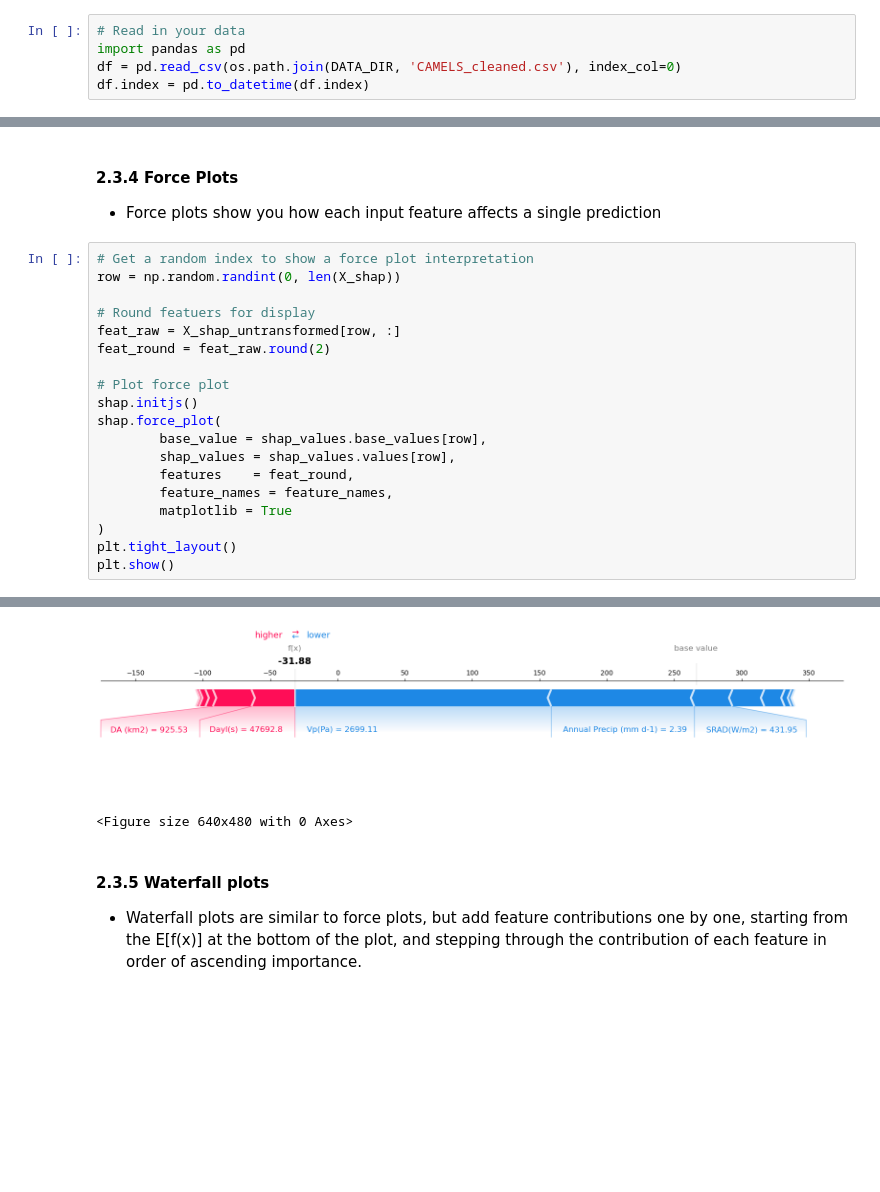
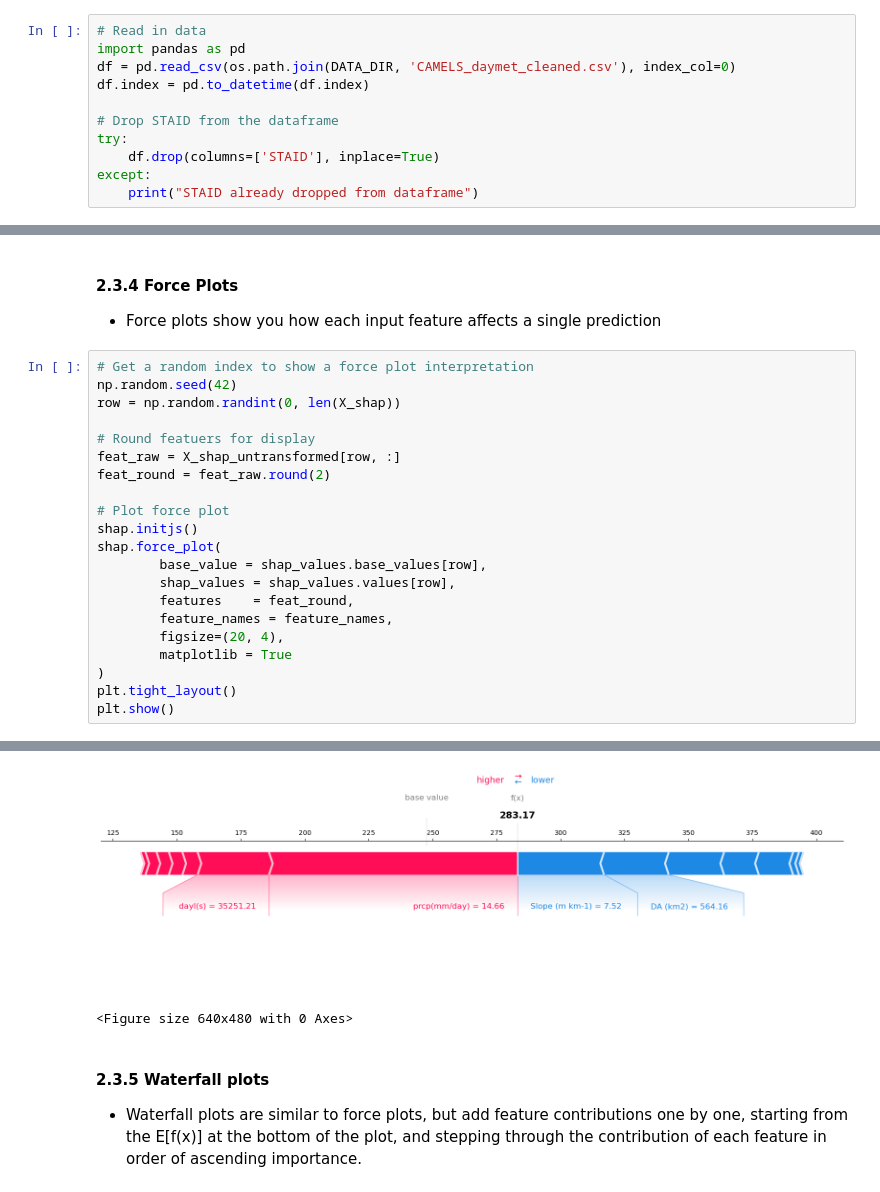
Before and after one commit to ghmyers/SHAPWorkshopDevCon, a Jupyter notebook: notebooks/shap_workshop.ipynb, the cells around one changed output, grey strips where cells are left out. Cells and saved outputs as stored; diff of their text form; blank space fills up the shorter version.

Commit message:
Changed meteorological forcing data to DayMET

```diff
--- a/notebooks/shap_workshop.ipynb
+++ b/notebooks/shap_workshop.ipynb
@@ -42,10 +41,16 @@ OUTPUT_DIR = os.path.join(PROJECT_DIR, "outputs")
 MODEL_DIR = os.path.join(PROJECT_DIR, "models")
 CONFIG_DIR = os.path.join(PROJECT_DIR, "config")
 # %%
-# Read in your data
+# Read in data
 import pandas as pd
-df = pd.read_csv(os.path.join(DATA_DIR, 'CAMELS_cleaned.csv'), index_col=0)
+df = pd.read_csv(os.path.join(DATA_DIR, 'CAMELS_daymet_cleaned.csv'), index_col=0)
 df.index = pd.to_datetime(df.index)
+
+# Drop STAID from the dataframe
+try:
+    df.drop(columns=['STAID'], inplace=True)
+except:
+    print("STAID already dropped from dataframe")
 # %% [markdown]
 - Print out the first 10 rows of the dataframe
 # %%
@@ -318,26 +321,28 @@ plt.show()
 - Force plots show you how each input feature affects a single prediction
 # %%
 # Get a random index to show a force plot interpretation
+np.random.seed(42)
 row = np.random.randint(0, len(X_shap))
 
 # Round featuers for display
 feat_raw = X_shap_untransformed[row, :]
 feat_round = feat_raw.round(2)
 
 # Plot force plot
 shap.initjs()
 shap.force_plot(
         base_value = shap_values.base_values[row],
         shap_values = shap_values.values[row],
         features    = feat_round,
         feature_names = feature_names,
+        figsize=(20, 4),
         matplotlib = True
 )
 plt.tight_layout()
 plt.show()
 # %% [output]
 [interactive output not drawn]
-[figure, old version]
+[figure, new version]
 <Figure size 640x480 with 0 Axes>
 # %% [markdown]
 #### 2.3.5 Waterfall plots
```
Also changed, not shown: parts of 30 cells of this notebook, 3 other files.
